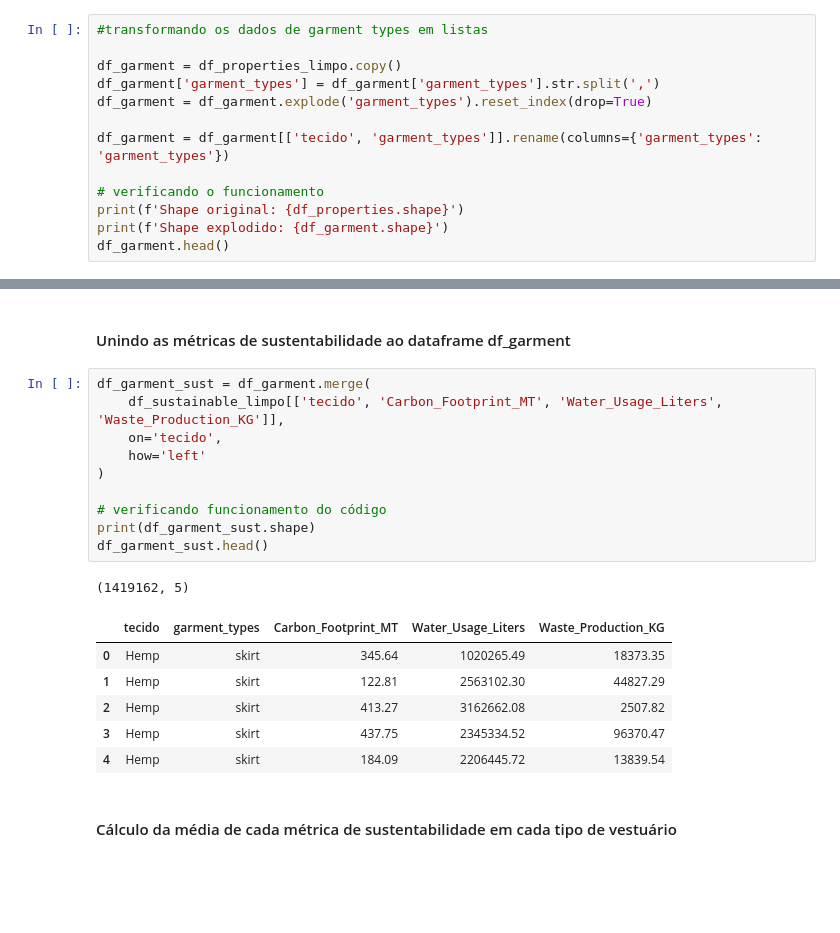
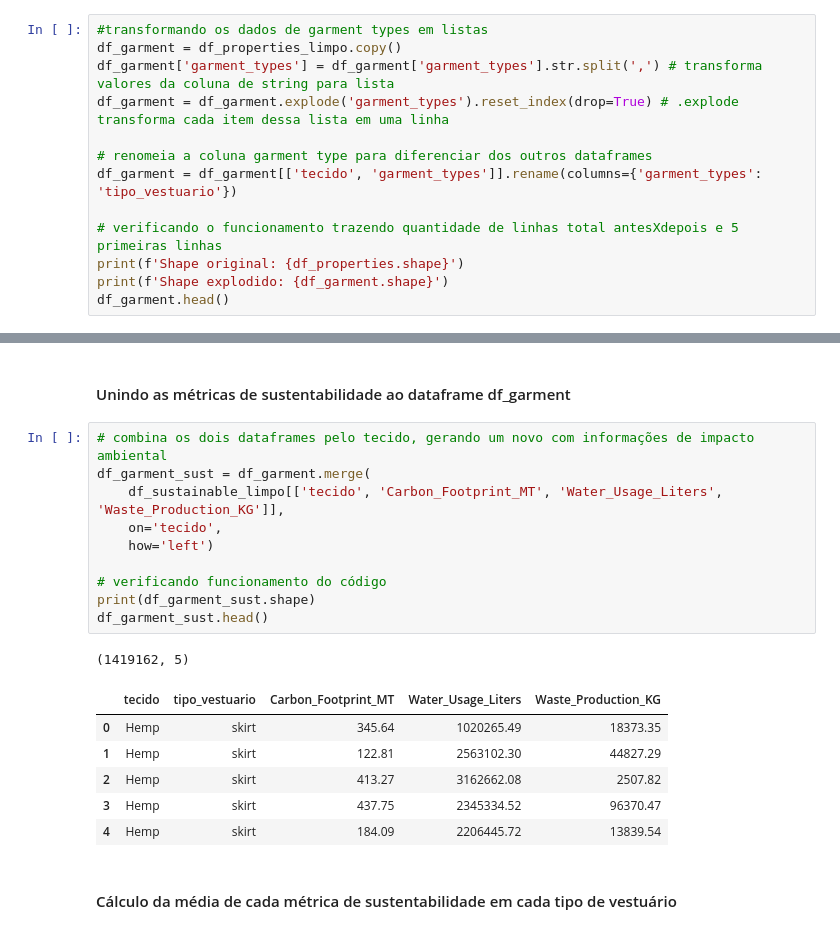
Before and after one commit to rebecapaes/MVP-posgrad-analise-dados, a Jupyter notebook: MVP_AnáliseDeDados_RebecaPaes.ipynb, the cells around one changed output, grey strips where cells are left out. Cells and saved outputs as stored; diff of their text form; blank space fills up the shorter version.

```diff
--- a/MVP_AnáliseDeDados_RebecaPaes.ipynb
+++ b/MVP_AnáliseDeDados_RebecaPaes.ipynb
@@ -724,14 +855,14 @@ plt.show()
 Esse processo envolve a técnica de pré processamento de dados "Feature Engineering", porém foi realizada na análise exploratória para que fosse possível a próxima análise.
 # %%
 #transformando os dados de garment types em listas
+df_garment = df_properties_limpo.copy()
+df_garment['garment_types'] = df_garment['garment_types'].str.split(',') # transforma valores da coluna de string para lista
+df_garment = df_garment.explode('garment_types').reset_index(drop=True) # .explode transforma cada item dessa lista em uma linha
 
-df_garment = df_properties_limpo.copy()
-df_garment['garment_types'] = df_garment['garment_types'].str.split(',')
-df_garment = df_garment.explode('garment_types').reset_index(drop=True)
+# renomeia a coluna garment type para diferenciar dos outros dataframes
+df_garment = df_garment[['tecido', 'garment_types']].rename(columns={'garment_types': 'tipo_vestuario'})
 
-df_garment = df_garment[['tecido', 'garment_types']].rename(columns={'garment_types': 'garment_types'})
-
-# verificando o funcionamento
+# verificando o funcionamento trazendo quantidade de linhas total antesXdepois e 5 primeiras linhas
 print(f'Shape original: {df_properties.shape}')
 print(f'Shape explodido: {df_garment.shape}')
 df_garment.head()
@@ -749,18 +880,18 @@ Shape explodido: (1701, 2)
 # %% [markdown]
 #### Unindo as métricas de sustentabilidade ao dataframe df_garment
 # %%
+# combina os dois dataframes pelo tecido, gerando um novo com informações de impacto ambiental
 df_garment_sust = df_garment.merge(
     df_sustainable_limpo[['tecido', 'Carbon_Footprint_MT', 'Water_Usage_Liters', 'Waste_Production_KG']],
     on='tecido',
-    how='left'
-)
+    how='left')
 
 # verificando funcionamento do código
 print(df_garment_sust.shape)
 df_garment_sust.head()
 # %% [output]
 (1419162, 5)
-|  | tecido | garment_types | Carbon_Footprint_MT | Water_Usage_Liters | Waste_Production_KG |
+|  | tecido | tipo_vestuario | Carbon_Footprint_MT | Water_Usage_Liters | Waste_Production_KG |
 | 0 | Hemp | skirt | 345.64 | 1020265.49 | 18373.35 |
 | 1 | Hemp | skirt | 122.81 | 2563102.30 | 44827.29 |
 | 2 | Hemp | skirt | 413.27 | 3162662.08 | 2507.82 |
```
Also changed, not shown: parts of 43 cells of this notebook.
